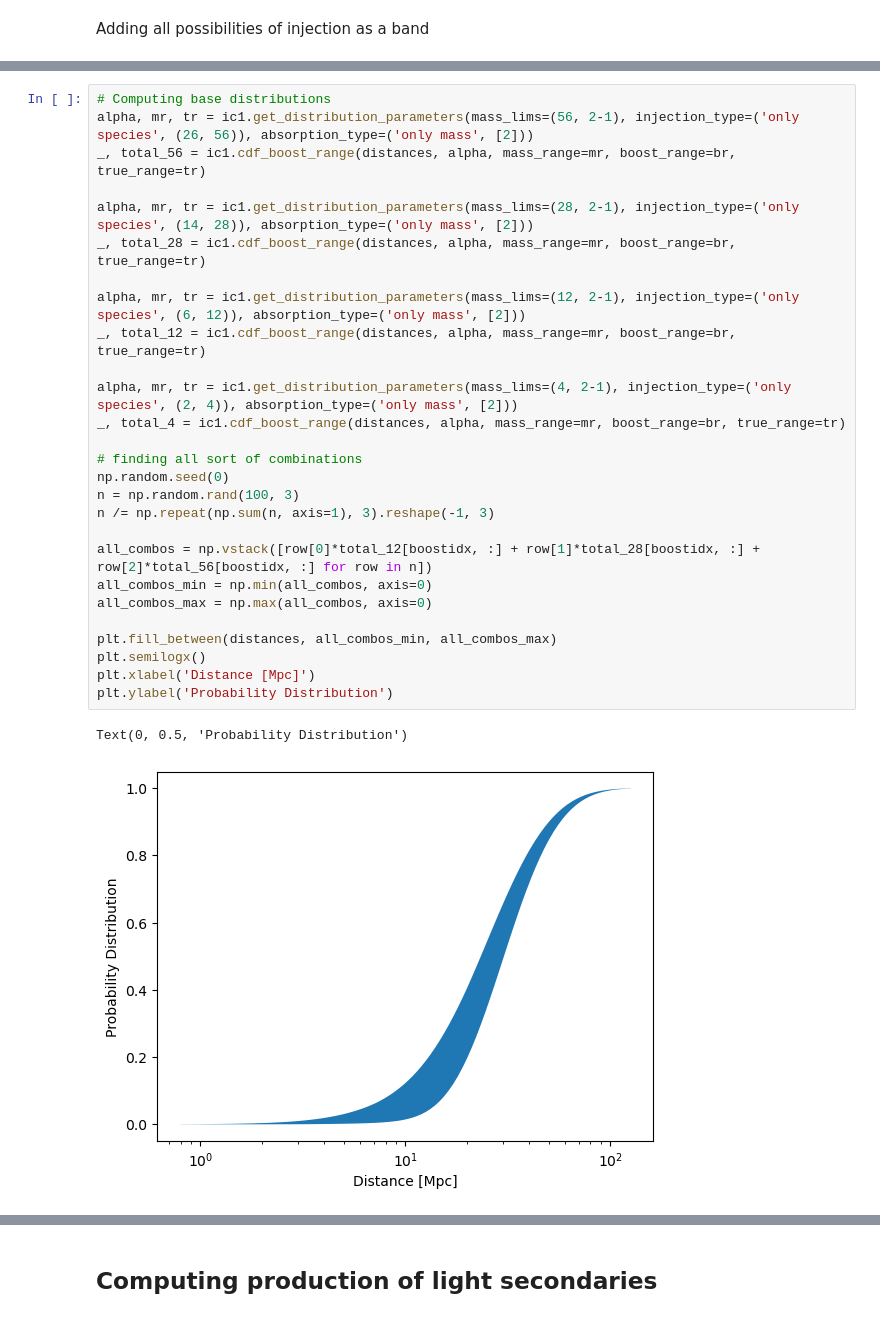
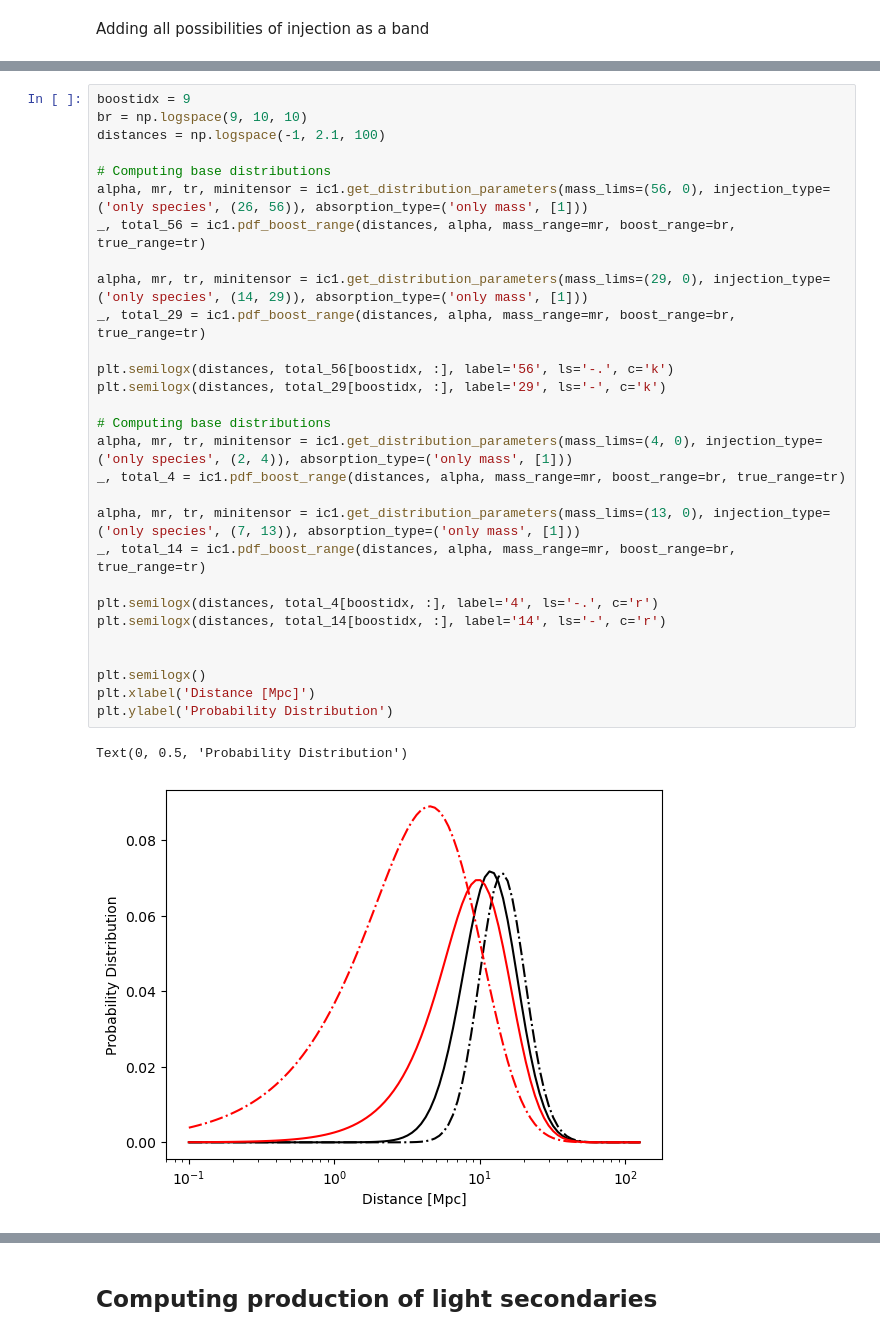
Before and after one commit to mohller/crisp, a Jupyter notebook: examples/Injection_composition.ipynb, the cells around one changed output, grey strips where cells are left out. Cells and saved outputs as stored; diff of their text form.

```diff
--- a/examples/Injection_composition.ipynb
+++ b/examples/Injection_composition.ipynb
@@ -130,30 +271,32 @@ Adding all possibilities of injection as a band
 # %%
+boostidx = 9
+br = np.logspace(9, 10, 10)
+distances = np.logspace(-1, 2.1, 100)
+
 # Computing base distributions
-alpha, mr, tr = ic1.get_distribution_parameters(mass_lims=(56, 2-1), injection_type=('only species', (26, 56)), absorption_type=('only mass', [2]))
-_, total_56 = ic1.cdf_boost_range(distances, alpha, mass_range=mr, boost_range=br, true_range=tr)
+alpha, mr, tr, minitensor = ic1.get_distribution_parameters(mass_lims=(56, 0), injection_type=('only species', (26, 56)), absorption_type=('only mass', [1]))
+_, total_56 = ic1.pdf_boost_range(distances, alpha, mass_range=mr, boost_range=br, true_range=tr)
 
-alpha, mr, tr = ic1.get_distribution_parameters(mass_lims=(28, 2-1), injection_type=('only species', (14, 28)), absorption_type=('only mass', [2]))
-_, total_28 = ic1.cdf_boost_range(distances, alpha, mass_range=mr, boost_range=br, true_range=tr)
+alpha, mr, tr, minitensor = ic1.get_distribution_parameters(mass_lims=(29, 0), injection_type=('only species', (14, 29)), absorption_type=('only mass', [1]))
+_, total_29 = ic1.pdf_boost_range(distances, alpha, mass_range=mr, boost_range=br, true_range=tr)
 
-alpha, mr, tr = ic1.get_distribution_parameters(mass_lims=(12, 2-1), injection_type=('only species', (6, 12)), absorption_type=('only mass', [2]))
-_, total_12 = ic1.cdf_boost_range(distances, alpha, mass_range=mr, boost_range=br, true_range=tr)
+plt.semilogx(distances, total_56[boostidx, :], label='56', ls='-.', c='k')
+plt.semilogx(distances, total_29[boostidx, :], label='29', ls='-', c='k')
 
-alpha, mr, tr = ic1.get_distribution_parameters(mass_lims=(4, 2-1), injection_type=('only species', (2, 4)), absorption_type=('only mass', [2]))
-_, total_4 = ic1.cdf_boost_range(distances, alpha, mass_range=mr, boost_range=br, true_range=tr)
+# Computing base distributions
+alpha, mr, tr, minitensor = ic1.get_distribution_parameters(mass_lims=(4, 0), injection_type=('only species', (2, 4)), absorption_type=('only mass', [1]))
+_, total_4 = ic1.pdf_boost_range(distances, alpha, mass_range=mr, boost_range=br, true_range=tr)
 
-# finding all sort of combinations
-np.random.seed(0)
-n = np.random.rand(100, 3)
-n /= np.repeat(np.sum(n, axis=1), 3).reshape(-1, 3)
+alpha, mr, tr, minitensor = ic1.get_distribution_parameters(mass_lims=(13, 0), injection_type=('only species', (7, 13)), absorption_type=('only mass', [1]))
+_, total_14 = ic1.pdf_boost_range(distances, alpha, mass_range=mr, boost_range=br, true_range=tr)
 
-all_combos = np.vstack([row[0]*total_12[boostidx, :] + row[1]*total_28[boostidx, :] + row[2]*total_56[boostidx, :] for row in n])
-all_combos_min = np.min(all_combos, axis=0)
-all_combos_max = np.max(all_combos, axis=0)
+plt.semilogx(distances, total_4[boostidx, :], label='4', ls='-.', c='r')
+plt.semilogx(distances, total_14[boostidx, :], label='14', ls='-', c='r')
 
-plt.fill_between(distances, all_combos_min, all_combos_max)
+
 plt.semilogx()
 plt.xlabel('Distance [Mpc]')
 plt.ylabel('Probability Distribution')
 # %% [output]
 Text(0, 0.5, 'Probability Distribution')
-[figure, old version]
+[figure, new version]
```
Also changed, not shown: parts of 14 cells of this notebook, 3 other files.
